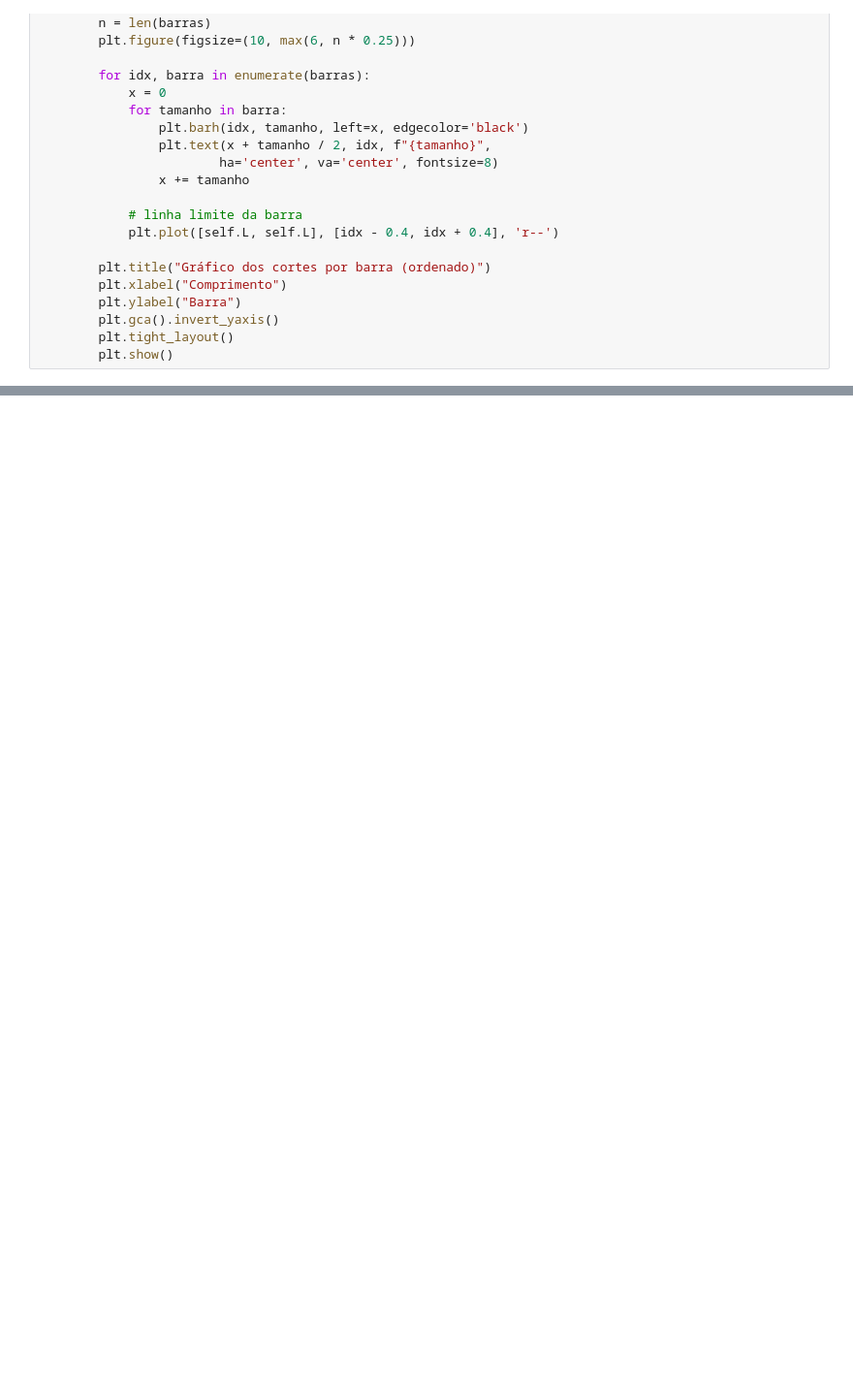
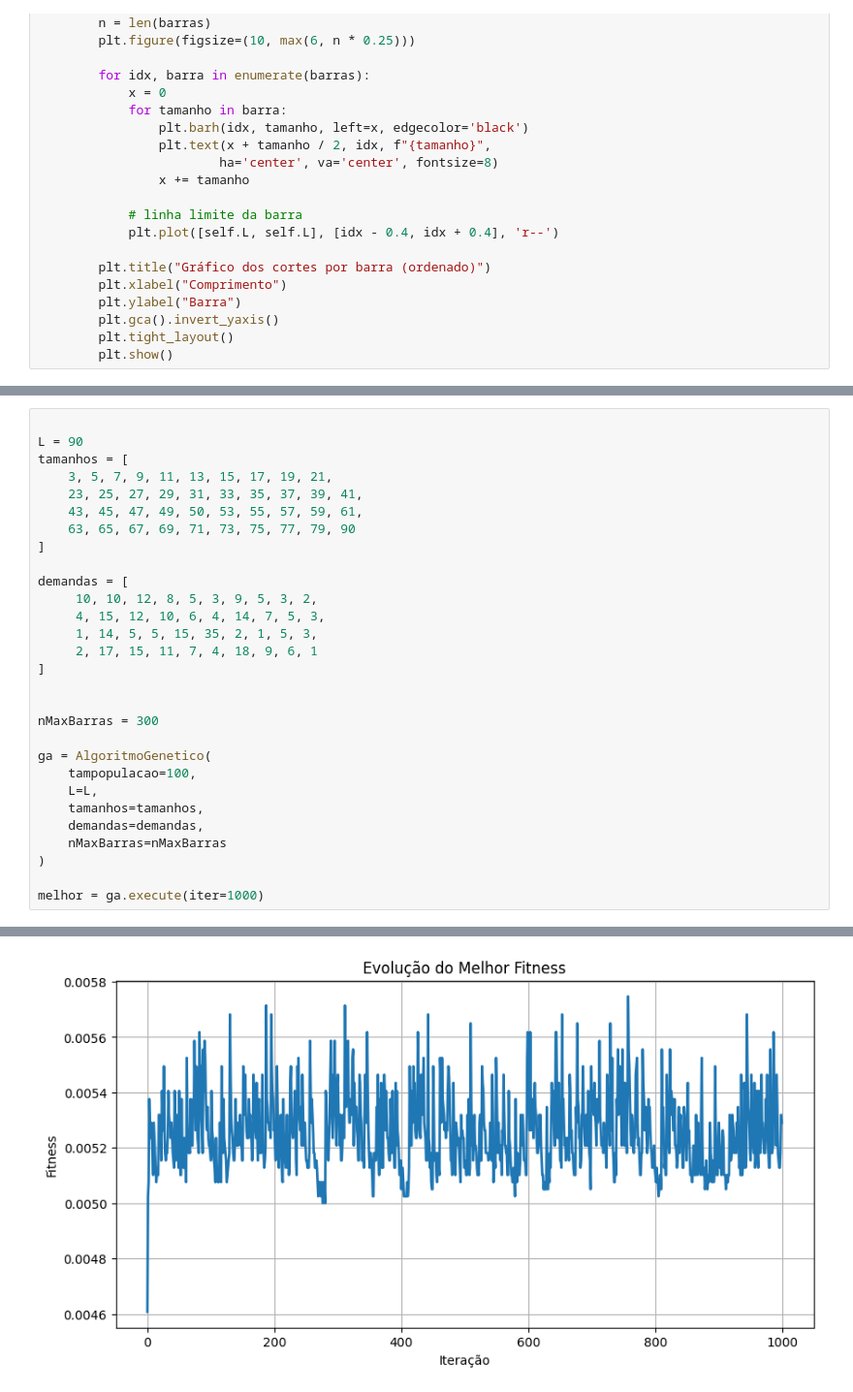
Before and after one commit to marheusmatos/AlgoritmoGeneticoCorteBarras, a Jupyter notebook: main.ipynb, the cells around one changed output, grey strips where cells are left out. Shown: that part at 97% size. Saved outputs shown, nothing was run; the diff lists cells and outputs as text; blank space fills up the shorter version.

```diff
--- a/main.ipynb
+++ b/main.ipynb
@@ -316,0 +310,30 @@ Barras usadas: 172
+# %%
+
+L = 90
+tamanhos = [
+    3, 5, 7, 9, 11, 13, 15, 17, 19, 21,
+    23, 25, 27, 29, 31, 33, 35, 37, 39, 41,
+    43, 45, 47, 49, 50, 53, 55, 57, 59, 61,
+    63, 65, 67, 69, 71, 73, 75, 77, 79, 90
+]
+
+demandas = [
+     10, 10, 12, 8, 5, 3, 9, 5, 3, 2,
+     4, 15, 12, 10, 6, 4, 14, 7, 5, 3,
+     1, 14, 5, 5, 15, 35, 2, 1, 5, 3,
+     2, 17, 15, 11, 7, 4, 18, 9, 6, 1
+]
+
+
+nMaxBarras = 300
+
+ga = AlgoritmoGenetico(
+    tampopulacao=100,
+    L=L,
+    tamanhos=tamanhos,
+    demandas=demandas,
+    nMaxBarras=nMaxBarras
+)
+
+melhor = ga.execute(iter=1000)
+# %% [output]
@@ -316,0 +357 @@ Barras usadas: 172
+[figure, added]
```
Also changed, not shown: parts of 3 cells of this notebook, 6 other files.
